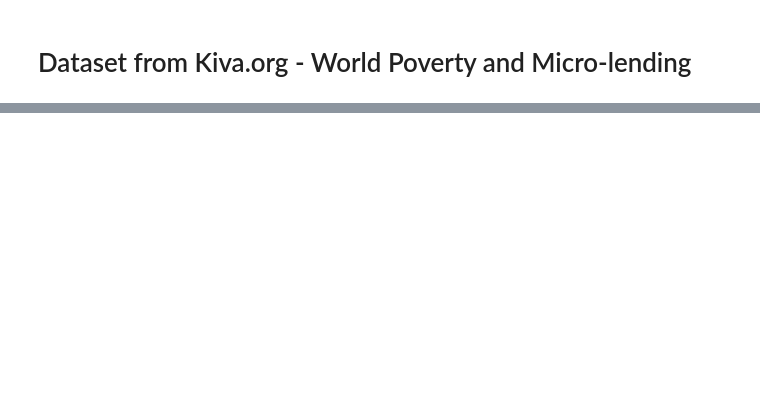
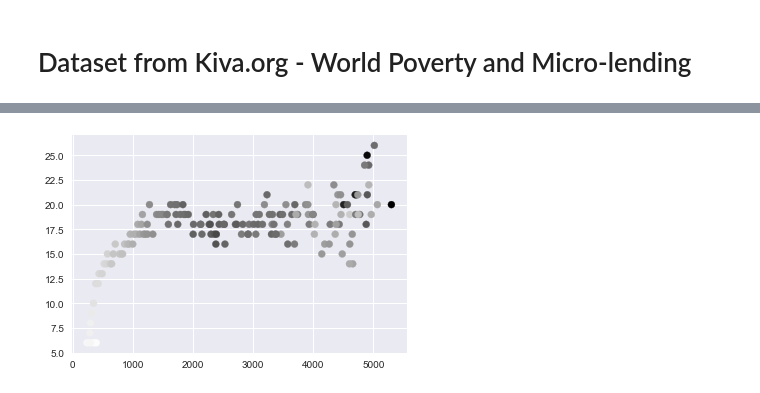
Before and after one commit to Begecky/Pre-Bootcamp-Materials, a Jupyter notebook: Unit 1/Kiva_CrowdFunding_Data.ipynb, the cells around one changed output, grey strips where cells are left out. Drawn from its saved outputs; the diff is of its cells as text; code cells hidden in the pictures; blank space fills up the shorter version.

```diff
--- a/Unit 1/Kiva_CrowdFunding_Data.ipynb
+++ b/Unit 1/Kiva_CrowdFunding_Data.ipynb
@@ -73,0 +194,8 @@ sns.countplot(x = 'world_region', data = delta)
+# %%
+#sns.heatmap(lender_info.corr(), annot = True)
+
+plt.scatter(x = 'loan_amount', y =  'days_to_loan', data = lender_info1, c = 'term_in_months')
+
+plt.show()
+# %% [output]
+[figure, added]
```
Also changed, not shown: parts of 28 cells of this notebook.
